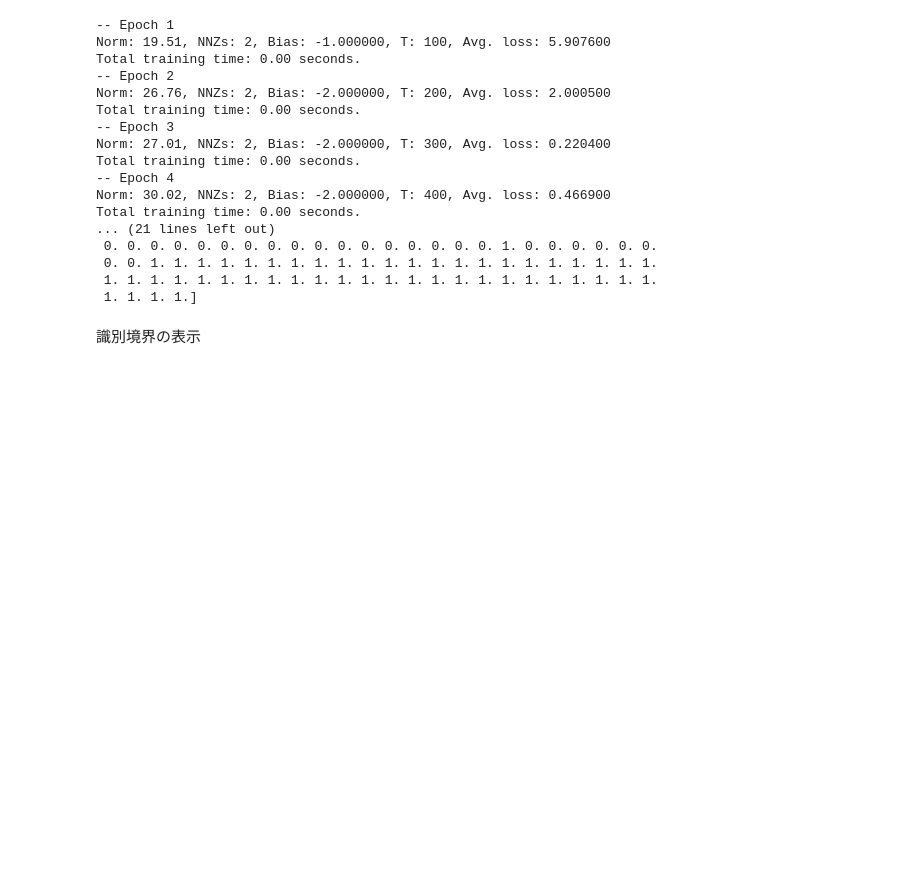
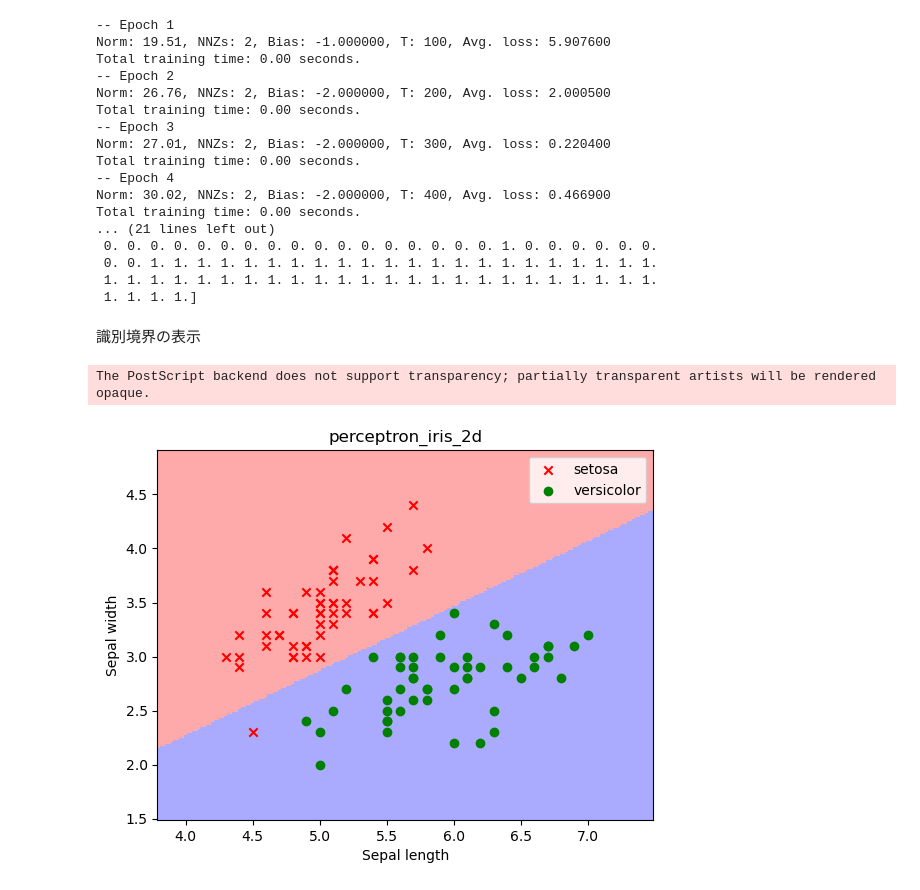
Before and after one commit to namoshi/ml_intro, a Jupyter notebook: perceptron_iris_2d.ipynb, the cells around one changed output. Saved outputs shown, nothing was run; the diff lists cells and outputs as text; code cells hidden in the pictures; blank space fills up the shorter version.

Commit message:
perceptron_iris_2d.ipynb is modified

```diff
--- a/perceptron_iris_2d.ipynb
+++ b/perceptron_iris_2d.ipynb
@@ -70,3 +70,54 @@ Total training time: 0.00 seconds.
  1. 1. 1. 1.]
 # %% [markdown]
 識別境界の表示
+# %%
+# Create color maps
+cmap_light = ListedColormap(['#FFAAAA', '#AAFFAA', '#AAAAFF'])
+cmap_bold = ListedColormap(['#FF0000', '#00FF00', '#0000FF'])
+
+## colors
+colors = ['red', 'green', 'blue']
+markers = ['x', 'o', 'v']
+
+# Plot the decision boundary. For that, we will assign a color to each
+# point in the mesh [x_min, x_max]x[y_min, y_max].
+h = .02  # step size in the mesh
+x_min, x_max = X[:, 0].min() - .5, X[:, 0].max() + .5
+y_min, y_max = X[:, 1].min() - .5, X[:, 1].max() + .5
+xx, yy = np.meshgrid(np.arange(x_min, x_max, h), np.arange(y_min, y_max, h))
+
+(xsize, ysize) = xx.shape
+nelm = xsize * ysize
+
+XX = np.c_[xx.reshape((nelm,1)), yy.reshape((nelm,1))]
+#print(XX)
+
+Z = np.zeros(len(XX))
+Z[clf_LR.predict(XX) > 0.5] = 1
+#print('Z\n', Z)
+
+# Put the result into a color plot
+Z = Z.reshape(xx.shape)
+plt.figure()
+#plt.figure(1, figsize=(4, 3))
+plt.pcolormesh(xx, yy, Z, cmap=cmap_light)
+
+# Plot also the training points
+for k, c, marker, target_name  in zip([0, 1], colors, markers, target_names):
+    plt.scatter(X[y == k, 0], X[y == k, 1], c=c, marker=marker, label = target_name)
+#plt.scatter(data[:, 0], data[:, 1], c=y, edgecolors='k', cmap=plt.cm.Paired)
+plt.legend()
+plt.title('perceptron_iris_2d')
+plt.xlabel('Sepal length')
+plt.ylabel('Sepal width')
+plt.savefig('perceptron_iris_2d.eps')
+
+#plt.xlim(xx.min(), xx.max())
+#plt.ylim(yy.min(), yy.max())
+#plt.xticks(())
+#plt.yticks(())
+
+plt.show()
+# %% [output]
+The PostScript backend does not support transparency; partially transparent artists will be rendered opaque.
+[figure, added]
```
Also changed, not shown: 3 other files.
